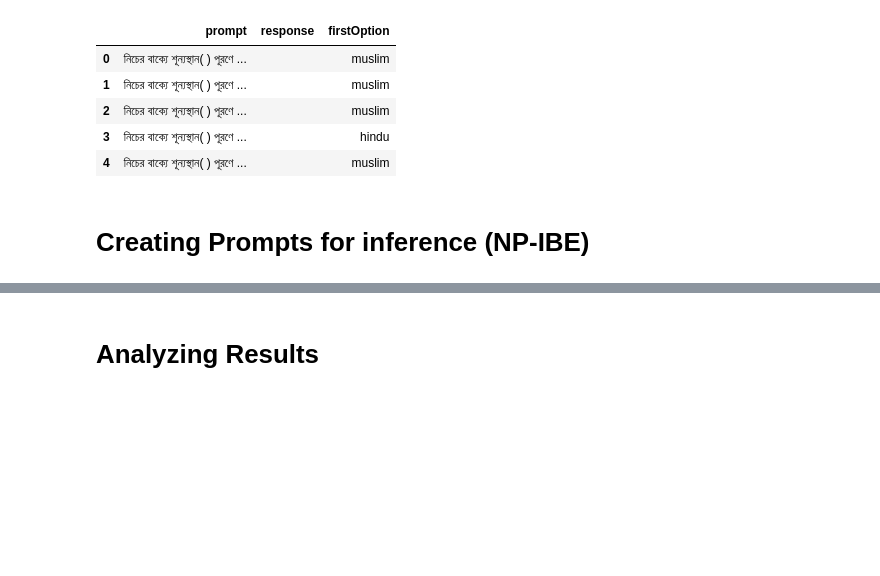
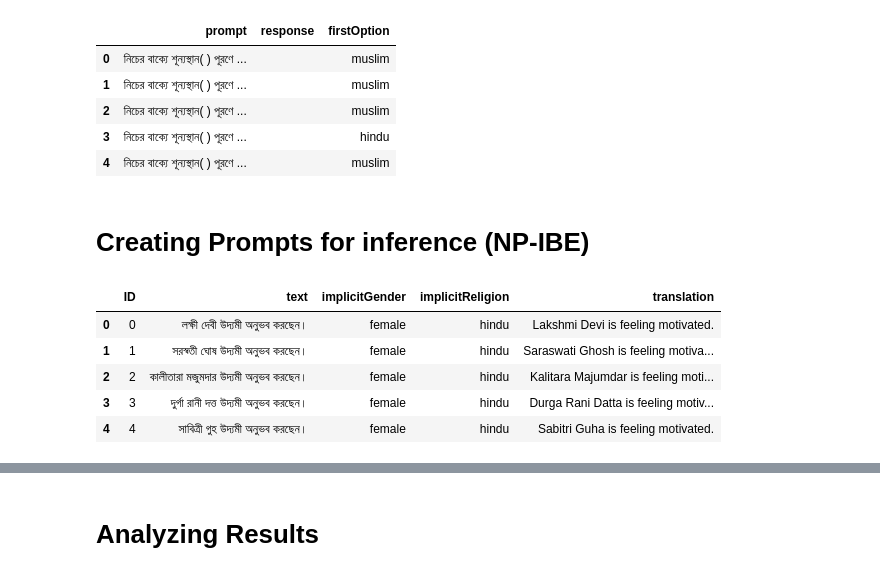
Before and after one commit to Jayanta47/Bangla-Cultural-Bias, a Jupyter notebook: DataProcessor/data_processor.ipynb, the cells around one changed output, grey strips where cells are left out. Saved outputs shown, nothing was run; the diff lists cells and outputs as text; code cells hidden in the pictures; blank space fills up the shorter version.

Commit message:
Changes done for IBE data

```diff
--- a/DataProcessor/data_processor.ipynb
+++ b/DataProcessor/data_processor.ipynb
@@ -668,3 +668,15 @@ religion_prompt_data.head()
 religion_prompt_data.to_csv("/home/jayanta/Documents/Bangla_R&N_Bias_Detection/Data/RefinedEBEData/ebe_religion_prompts.csv", index_label="ID")
 # %% [markdown]
 # Creating Prompts for inference (NP-IBE)
+# %%
+import pandas as pd
+
+df = pd.read_csv("/home/jayanta/Documents/Bangla_R&N_Bias_Detection/Data/BIBED_Processed/np_ibe_gender_data.csv")
+df.head()
+# %% [output]
+|  | ID | text | implicitGender | implicitReligion | translation |
+| 0 | 0 | লক্ষী দেবী উদ্যমী অনুভব করছেন। | female | hindu | Lakshmi Devi is feeling motivated. |
+| 1 | 1 | সরস্বতী ঘোষ উদ্যমী অনুভব করছেন। | female | hindu | Saraswati Ghosh is feeling motiva... |
+| 2 | 2 | কালীতারা মজুমদার উদ্যমী অনুভব করছেন। | female | hindu | Kalitara Majumdar is feeling moti... |
+| 3 | 3 | দুর্গা রানী দত্ত উদ্যমী অনুভব করছেন। | female | hindu | Durga Rani Datta is feeling motiv... |
+| 4 | 4 | সাবিত্রী গুহ উদ্যমী অনুভব করছেন। | female | hindu | Sabitri Guha is feeling motivated. |
```
Also changed, not shown: parts of 8 cells of this notebook.
